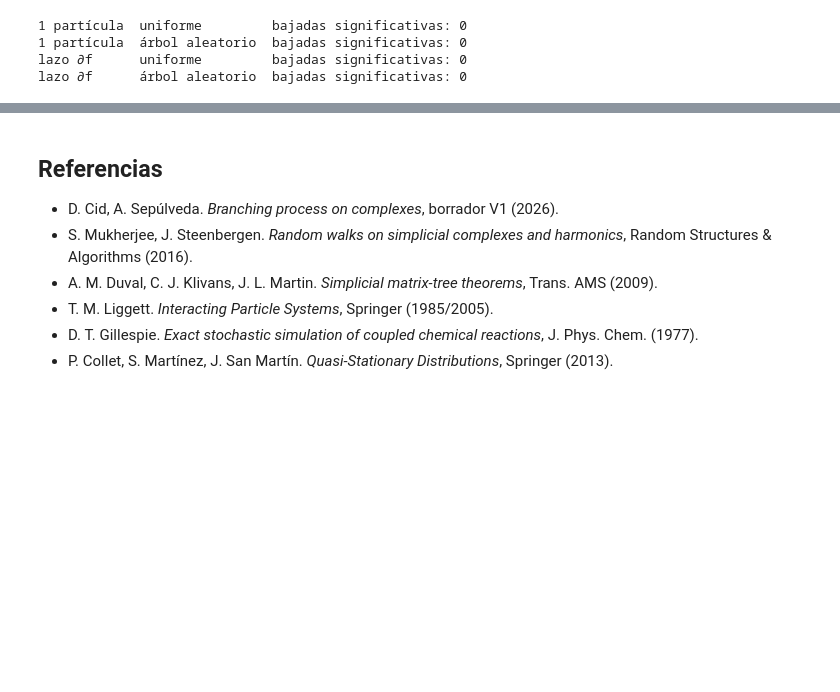
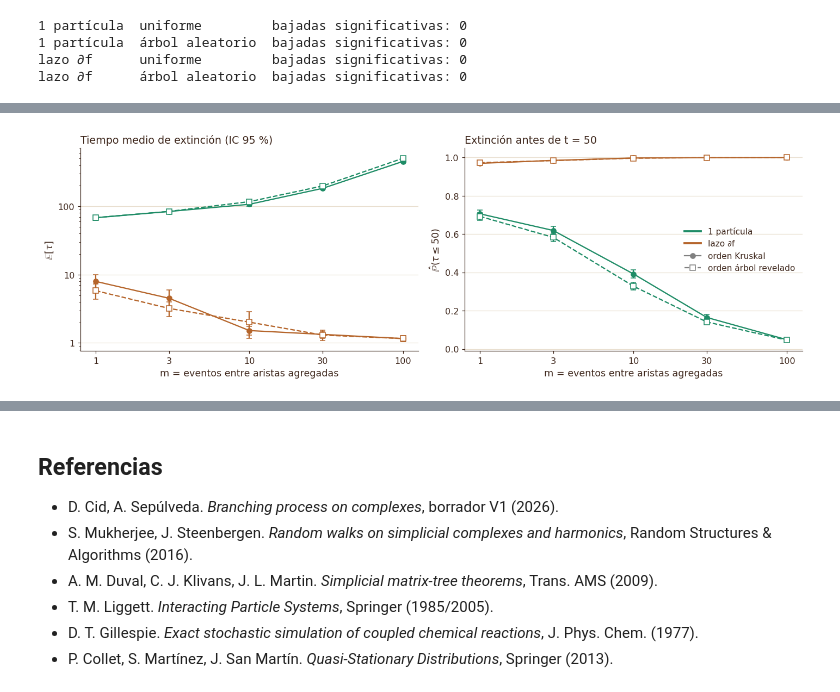
Before and after one commit to martinmaturana777/Branching-Process-Complexes, a Jupyter notebook: branching_process_complexes.ipynb, the cells around one changed output, grey strips where cells are left out. Saved outputs shown, nothing was run; the diff lists cells and outputs as text; code cells hidden in the pictures; blank space fills up the shorter version.

```diff
--- a/branching_process_complexes.ipynb
+++ b/branching_process_complexes.ipynb
@@ -2571,0 +2580,72 @@ lazo ∂f      árbol aleatorio  bajadas significativas: 0
+# %%
+# §9.5
+R_ORDEN = 2000
+ORDENES_95 = ["Kruskal", "árbol revelado"]
+ESTILO_95 = {"Kruskal": dict(ls="-", marker="o"), "árbol revelado": dict(ls="--", marker="s", mfc="white")}
+COLOR_95 = {"1 partícula": VERDE_9, "lazo ∂f": CAFE_9}
+
+
+def orden_arbol(cx, rng, cual):
+    """Orden de agregado: el de Kruskal, o el mismo árbol con sus aristas en orden uniforme."""
+    orden = order_random_tree(cx, rng)
+    return orden if cual == "Kruskal" else rng.permutation(orden)
+
+
+def trozo_orden(ic, cual, m, seeds):
+    """Como growing_chunk, con el orden elegido. Fila: (τ, eventos, ¿extinto?, |T| final)."""
+    cx = build_cubical_complex(BOX2)
+    out = []
+    for s in seeds:
+        rng = np.random.default_rng(s)
+        theta0 = INITS_2D[ic](cx, rng)
+        out.append(run_growing_absorption(theta0, cx, orden_arbol(cx, rng, cual), m, 3_000_000, rng))
+    return out
+
+
+def calcular_orden():
+    res = {}
+    for i, ic in enumerate(["1 partícula", "lazo ∂f"]):
+        for cual in ORDENES_95:
+            for m in M_VALUES:
+                b = Parallel(n_jobs=-1)(delayed(trozo_orden)(ic, cual, m, c)
+                                        for c in en_trozos(replica_seeds(SEED + 5000 + 100 * i + m, R_ORDEN), 40))
+                res[(ic, cual, m)] = np.array([f for x in b for f in x], dtype=float)
+    return res
+
+
+res_orden = con_cache("comparar_orden_resultados.pkl", calcular_orden)
+
+print("diferencias pareadas (Kruskal − árbol revelado), con z = diferencia / error estándar")
+for ic in ["1 partícula", "lazo ∂f"]:
+    for m in M_VALUES:
+        a, b = res_orden[(ic, "Kruskal", m)], res_orden[(ic, "árbol revelado", m)]
+        exito = lambda x: (x[:, 2] > 0) & (x[:, 0] <= T_STAR)
+        filas = []
+        for nombre, d in [("P(τ≤50)", exito(a).astype(float) - exito(b)), ("E[τ]", a[:, 0] - b[:, 0]),
+                          ("|T| final", a[:, 3] - b[:, 3])]:
+            filas.append(f"Δ{nombre} = {d.mean():+7.3f} (z = {d.mean() / (d.std(ddof=1) / np.sqrt(len(d)) + 1e-12):+5.1f})")
+        print(f"{ic:12s} m = {m:3d}   " + "   ".join(filas))
+
+with plt.rc_context(RESULT_STYLE):
+    fig, axes = plt.subplots(1, 2, figsize=(13, 4.4))
+    for ic in ["1 partícula", "lazo ∂f"]:
+        for cual in ORDENES_95:
+            a = [res_orden[(ic, cual, m)] for m in M_VALUES]
+            media = np.array([x[:, 0].mean() for x in a])
+            ee = np.array([x[:, 0].std(ddof=1) / np.sqrt(len(x)) for x in a])
+            axes[0].errorbar(M_VALUES, media, yerr=1.96 * ee, color=COLOR_95[ic], ms=6, lw=1.5, capsize=3, **ESTILO_95[cual])
+            k = np.array([np.sum((x[:, 2] > 0) & (x[:, 0] <= T_STAR)) for x in a])
+            p = k / R_ORDEN
+            lo, hi = wilson_interval(k, R_ORDEN)
+            axes[1].errorbar(M_VALUES, p, yerr=[p - lo, hi - p], color=COLOR_95[ic], ms=6, lw=1.5, capsize=3, **ESTILO_95[cual])
+    for ax in axes:
+        ax.set_xscale("log"); ax.set_xticks(M_VALUES, [str(m) for m in M_VALUES]); ax.xaxis.set_minor_locator(NullLocator())
+        ax.set_xlabel("m = eventos entre aristas agregadas")
+    axes[0].set_yscale("log"); axes[0].yaxis.set_major_formatter(lambda y, _: f"{y:g}")
+    axes[0].set_ylabel(r"$\mathbb{E}[\tau]$"); axes[0].set_title("Tiempo medio de extinción (IC 95 %)")
+    axes[1].set_ylabel(rf"$\hat{{\mathbb{{P}}}}(\tau\leq {T_STAR:.0f})$"); axes[1].set_title(f"Extinción antes de t = {T_STAR:.0f}")
+    h = [Line2D([], [], color=COLOR_95[ic], lw=2.5, label=ic) for ic in ["1 partícula", "lazo ∂f"]] + \
+        [Line2D([], [], color="0.5", lw=1.5, label=f"orden {c}", **ESTILO_95[c]) for c in ORDENES_95]
+    axes[1].legend(handles=h, loc="center right")
+    plt.tight_layout(); plt.show()
+# %% [output]
@@ -2571,0 +2663 @@ lazo ∂f      árbol aleatorio  bajadas significativas: 0
+[figure, added]
```
Also changed, not shown: parts of 11 cells of this notebook, 16 other files.
